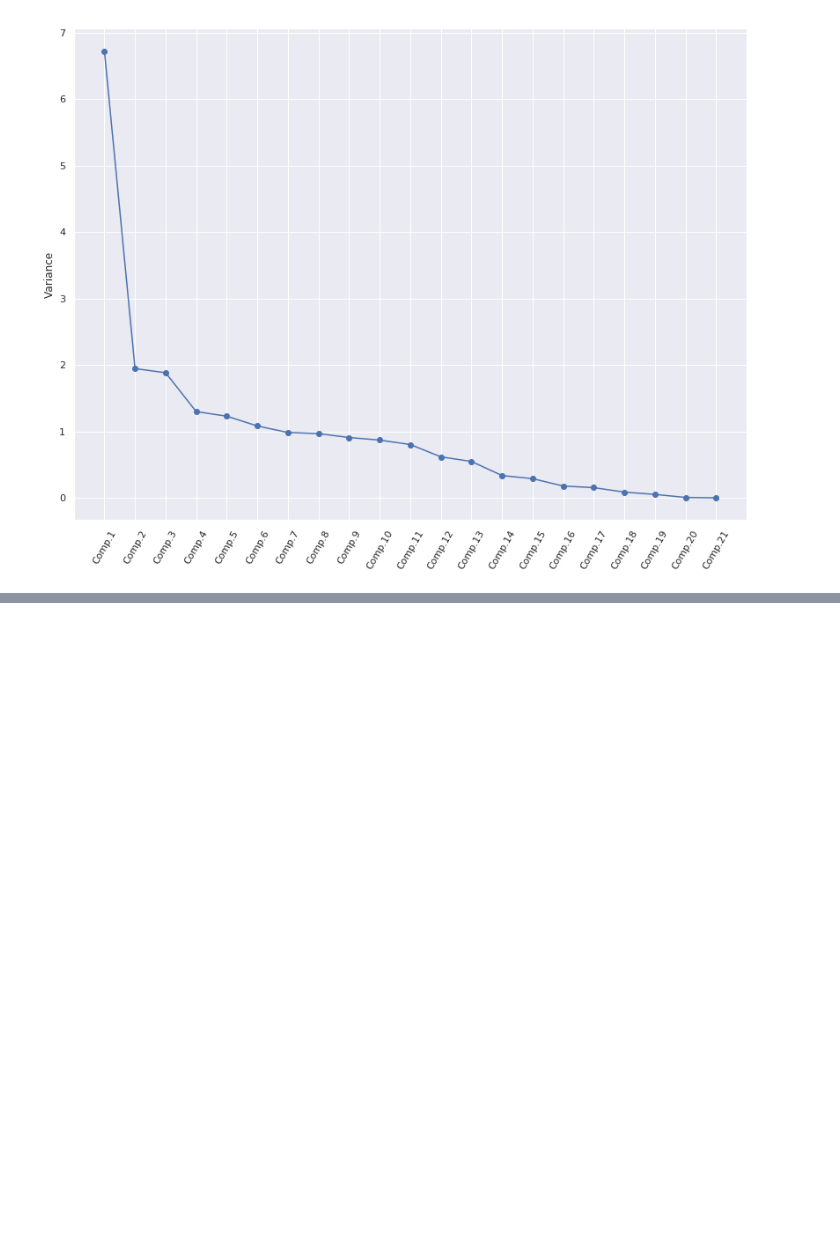
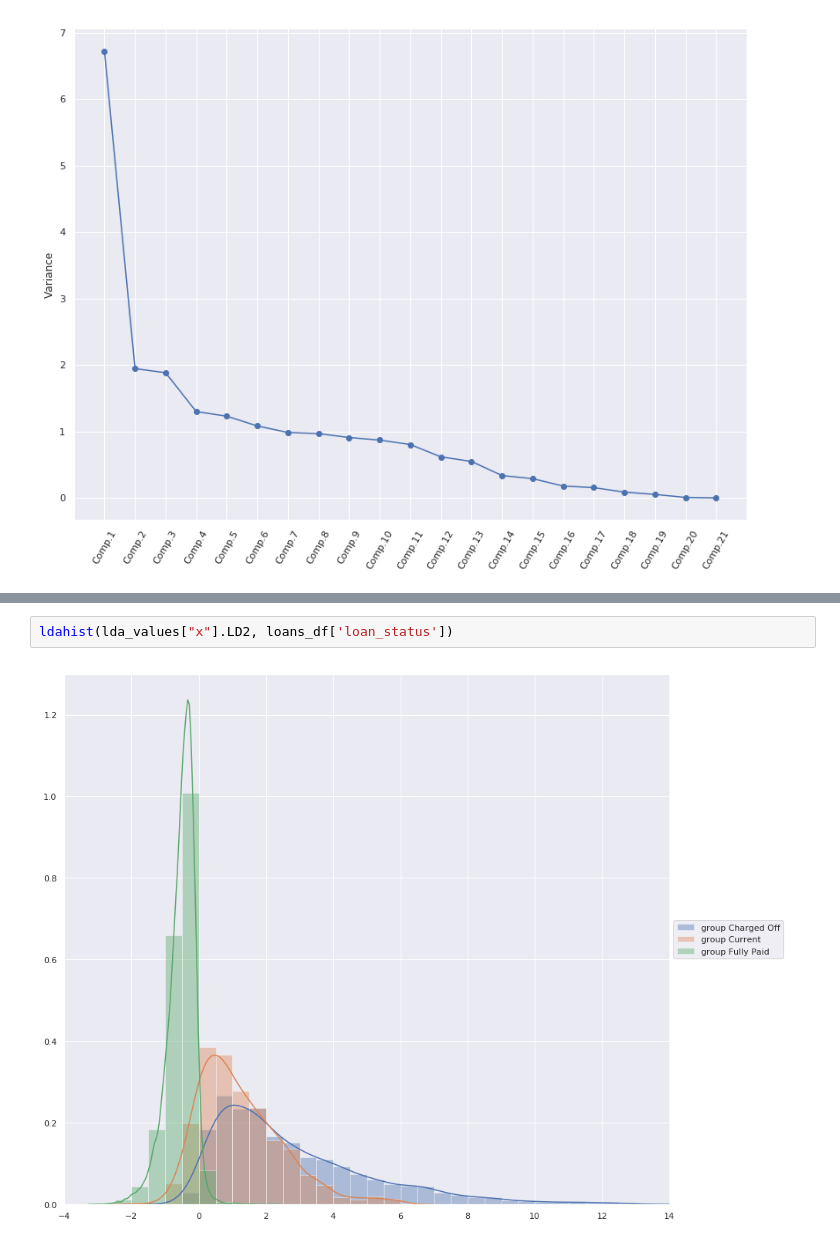
Before and after one commit to abhayace/loan-default-factors, a Jupyter notebook: Loan_Assignment_final.ipynb, the cells around one changed output, grey strips where cells are left out. Saved outputs shown, nothing was run; the diff lists cells and outputs as text; blank space fills up the shorter version.

```diff
--- a/Loan_Assignment_final.ipynb
+++ b/Loan_Assignment_final.ipynb
@@ -604,0 +701,4 @@ pca.components_.shape
+# %%
+ldahist(lda_values["x"].LD2, loans_df['loan_status'])
+# %% [output]
+[figure, added]
```
Also changed, not shown: parts of 8 cells of this notebook.
